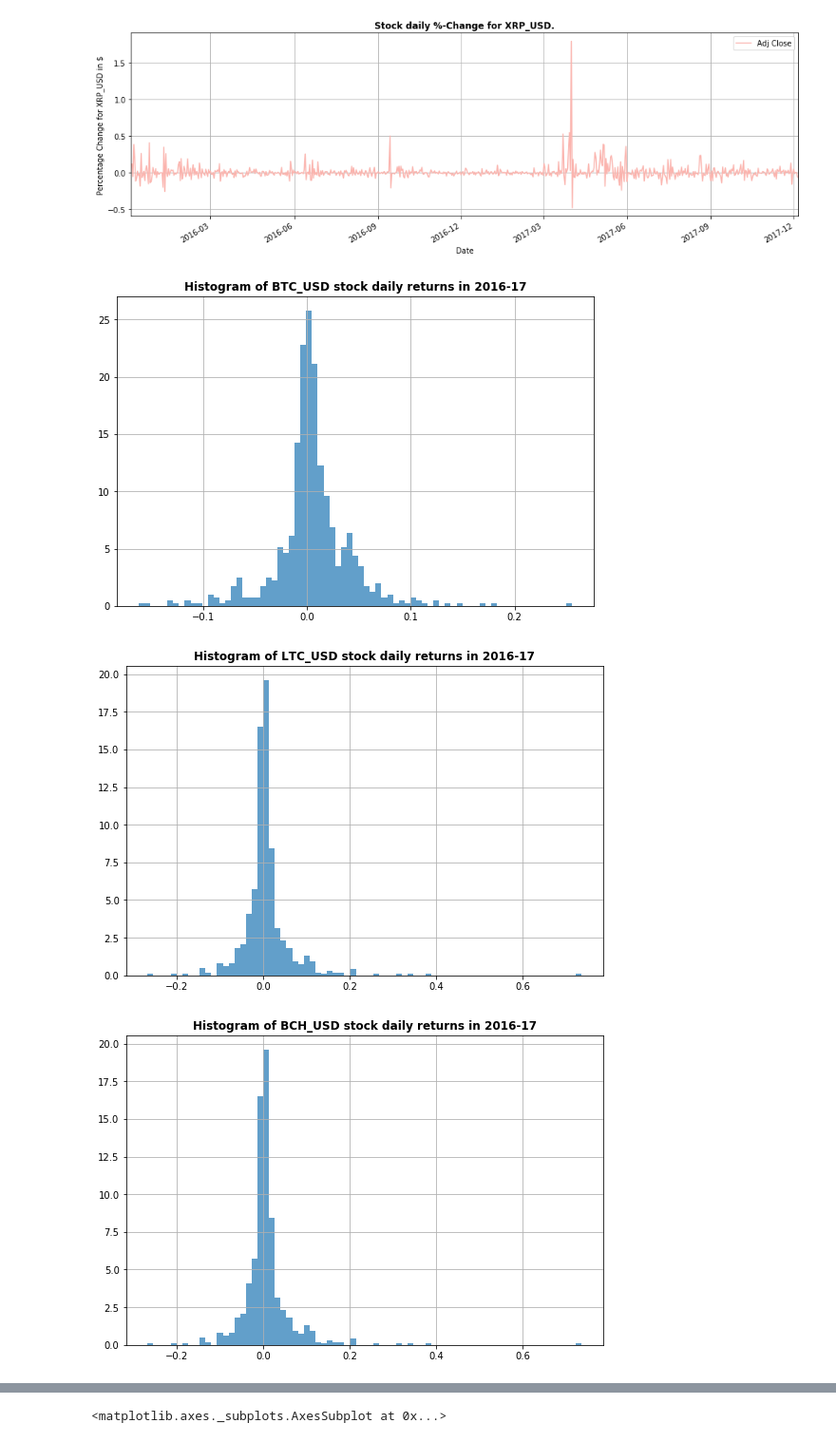
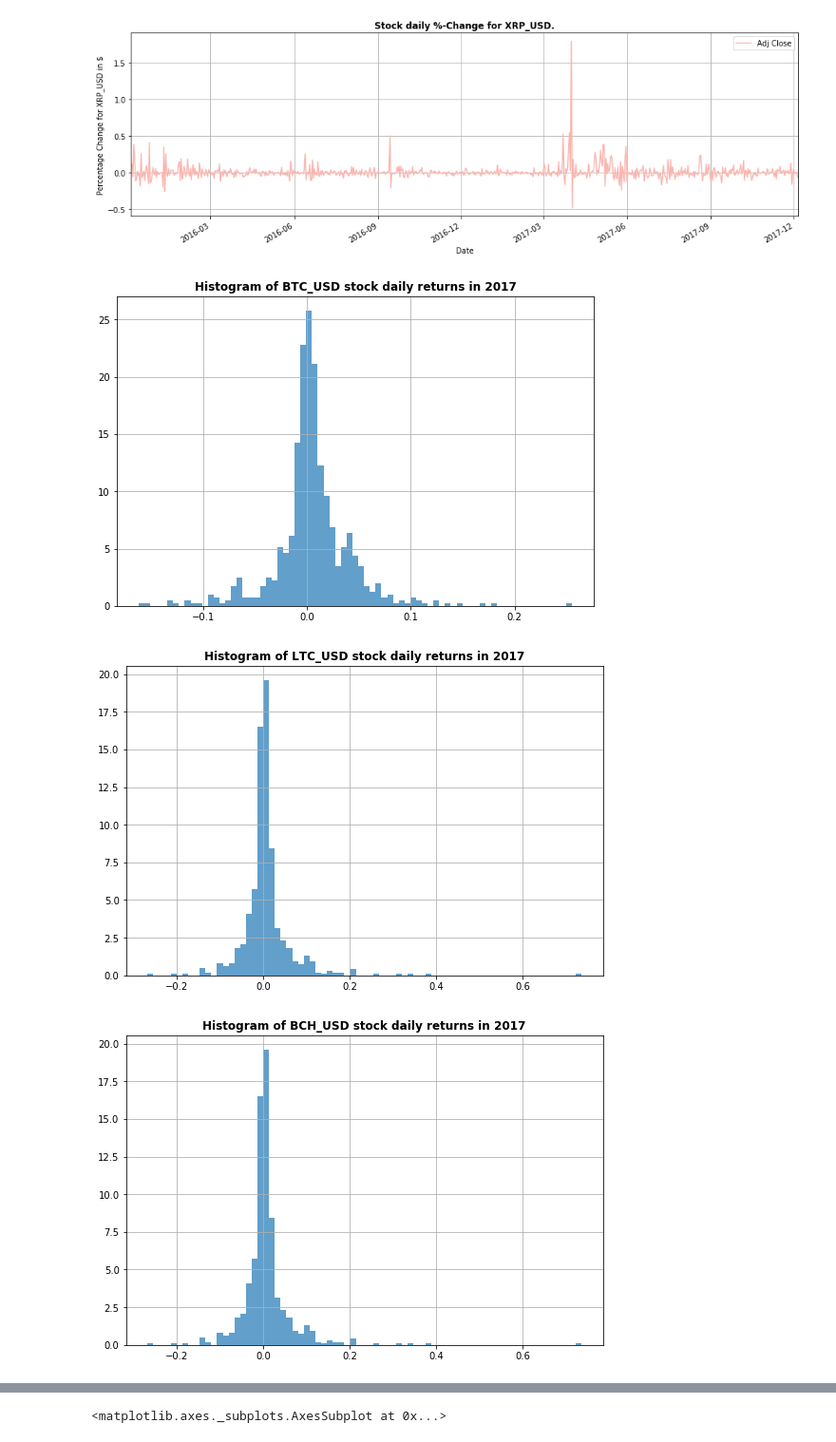
Before and after one commit to Niteeshkanungo/Final-project, a Jupyter notebook: Analysis_Crypto.ipynb, the cells around one changed output, grey strips where cells are left out. Shown at 95% size. Drawn from its saved outputs; the diff is of its cells as text; code cells hidden in the pictures.

```diff
--- a/Analysis_Crypto.ipynb
+++ b/Analysis_Crypto.ipynb
@@ -104,10 +106,10 @@ for i,j in itertools.zip_longest(Coin_list,Coin_list_str):
 # %%
 for i,j in itertools.zip_longest(Coin_list,Coin_list_str):
     fig = plt.figure()
     i["Adj Close"].pct_change().hist(bins=75, normed=True, histtype='stepfilled', alpha=0.7,figsize=(9,6))
-    plt.title(u"Histogram of "+j+" stock daily returns in 2016-17", weight='bold')
+    plt.title(u"Histogram of "+j+" stock daily returns in 2017", weight='bold')
     i["Adj Close"].pct_change().std()
 # %% [output]
-[figure, old version]
+[figure, new version]
-[figure, old version]
+[figure, new version]
-[figure, old version]
+[figure, new version]
```
Also changed, not shown: parts of 6 cells of this notebook.
